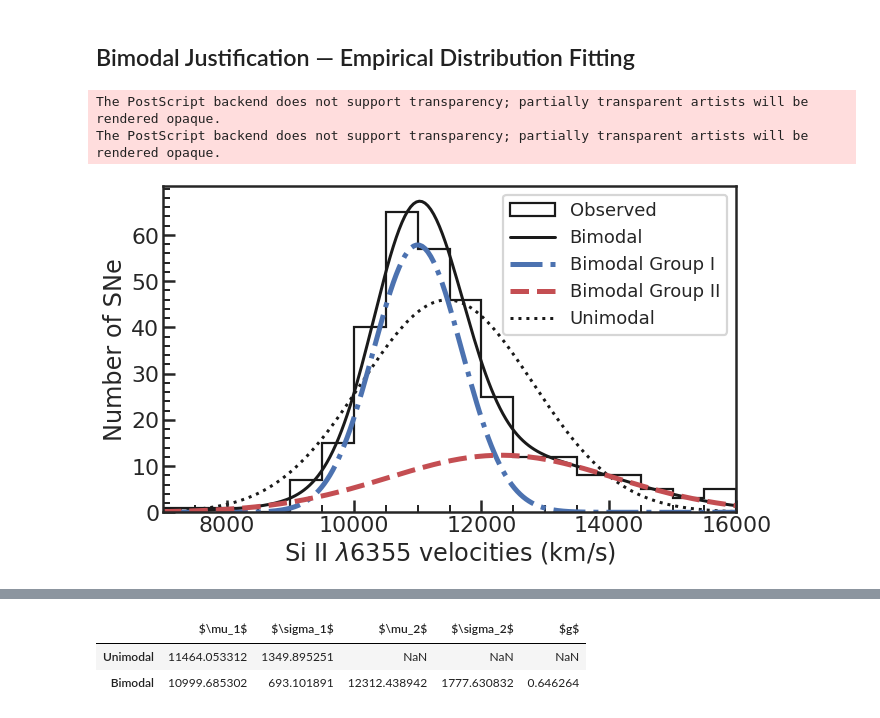
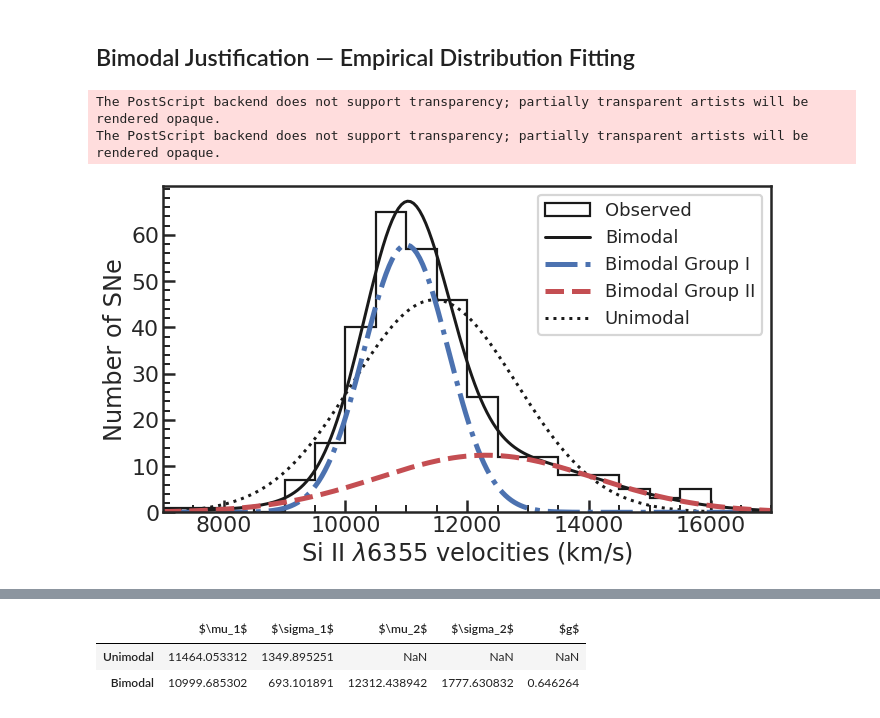
Before and after one commit to ketozhang/ejecta-velocities-of-type-Ia-supernovae, a Jupyter notebook: report.ipynb, the cells around one changed output, grey strips where cells are left out. Cells and saved outputs as stored; diff of their text form; code cells hidden in the pictures.

```diff
--- a/report.ipynb
+++ b/report.ipynb
@@ -152,37 +152,37 @@ BIMODAL_PARAMS = np.loadtxt('results/bimodal_params.csv', delimiter=',')
 
 x = data['v_siII']
 N = len(x)
-bins = np.arange(7000, 16001, 500)
+bins = np.arange(7000, 17001, 500)
 bin_width = np.mean(bins[1:] - bins[:-1])
 xrange = np.linspace(bins.min(), bins.max(), 200)
 plt.hist(x, bins=bins, color='k', histtype='step', label='Observed')
 
 # Unimodal Gaussian
 plt.plot(xrange, N*bin_width*gaussian(xrange, *UNIMODAL_PARAMS), 'k', linestyle='dotted', linewidth=3, zorder=0, label='Unimodal')
 
 # Bimodal Gaussian
 g1 = BIMODAL_PARAMS[4]
 lv_dist = g1 * gaussian(xrange, *BIMODAL_PARAMS[0:2])
 hv_dist = (1-g1) * gaussian(xrange, *BIMODAL_PARAMS[2:4])
 plt.plot(xrange, N*bin_width*(lv_dist + hv_dist), 'k', linewidth=3, zorder=0, label='Bimodal')
 plt.plot(xrange, N*bin_width*lv_dist, 'b', linestyle='dashdot', zorder=1, label='Bimodal Group I')
 plt.plot(xrange, N*bin_width*hv_dist, 'r', linestyle='dashed', zorder=1, label='Bimodal Group II')
 
 # Plot config
 plt.xlim(bins.min(), bins.max())
 
 plt.yticks(np.arange(0, 66, 10))
 
 plt.xlabel('Si II $\lambda$6355 velocities (km/s)')
 plt.ylabel('Number of SNe')
 handles, labels = ax.get_legend_handles_labels()
 handles, legends = plt.gca().get_legend_handles_labels()
 order = [4, 1, 2, 3, 0]
 plt.legend([handles[i] for i in order], [legends[i] for i in order], loc='upper right', handlelength=2.5)
 
 plt.tight_layout()
 plt.savefig('results/velocity_dist.eps', orientation='landscape', format='eps', )
 # %% [output]
 The PostScript backend does not support transparency; partially transparent artists will be rendered opaque.
 The PostScript backend does not support transparency; partially transparent artists will be rendered opaque.
-[figure, old version]
+[figure, new version]
```
Also changed, not shown: parts of 14 cells of this notebook, 14 other files.
